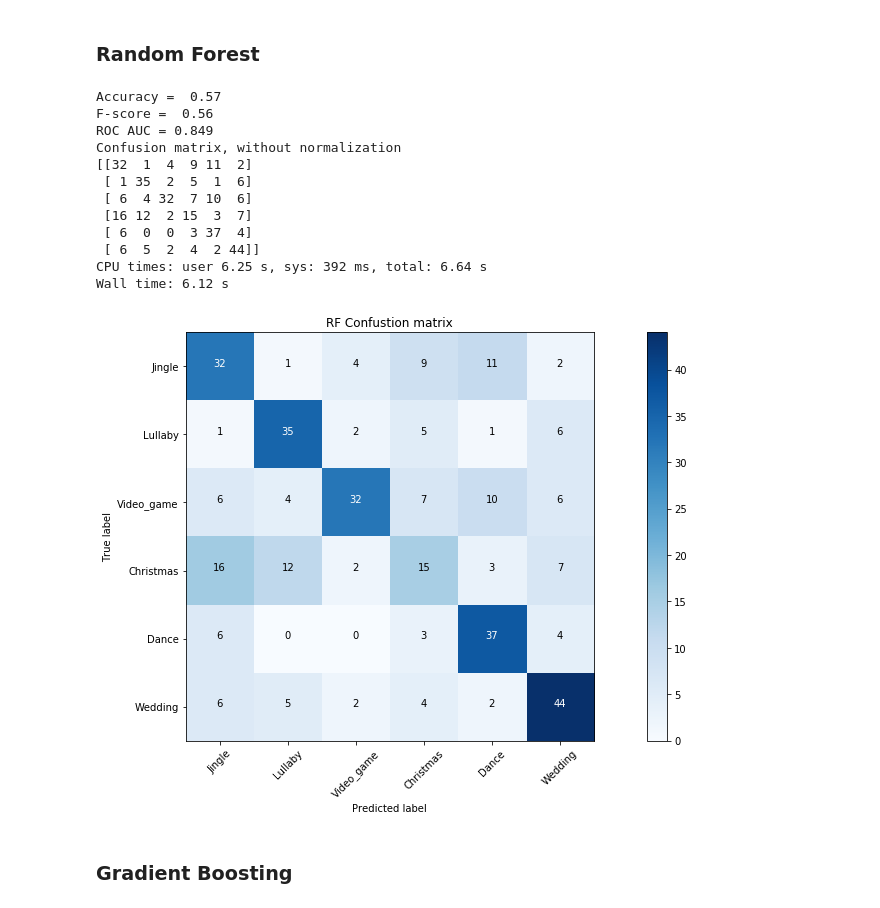
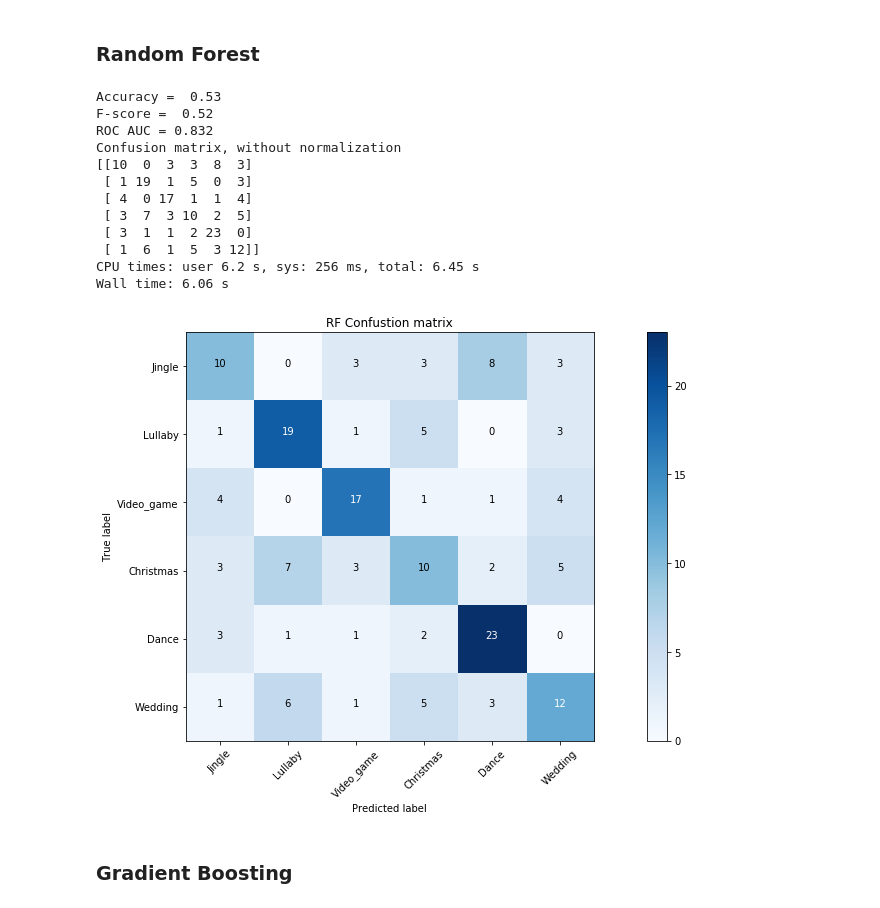
Before and after one commit to jonasgerne/audioset-role, a Jupyter notebook: 4.3_feature_based_classification.ipynb, the cells around one changed output. Drawn from its saved outputs; the diff is of its cells as text; code cells hidden in the pictures.

```diff
--- a/4.3_feature_based_classification.ipynb
+++ b/4.3_feature_based_classification.ipynb
@@ -22,7 +22,7 @@ from itertools import cycle
 # matplotlib.rcParams.update({'font.size': 14})
 %matplotlib inline
 # %%
-df = pd.read_csv('extracted_features/df_features_cutted_classes_mfcc7.csv')
+df = pd.read_csv('extracted_features/df_features_cutted_classes_mfcc7_cutted features.csv')
 print(df.shape)
 df.head()
 # %% [output]
@@ -75,5 +82,5 @@ x_val, x_test, y_val, y_test = train_test_split(x_test, y_test,
 # %%
-experiment_path = 'mfcc_7/'
+experiment_path = 'other/'
 def plot_confusion_matrix(cm, classes,
                           normalize=False,
                           title='Confusion matrix',
@@ -135,15 +142,9 @@ LR is usually done for binary classification tasks. For this multi-class classif
 lr_classifier = LogisticRegression(penalty='l2')
 lr_classifier.fit(x_train, y_train)
 
-# Prediction for validation set
-pred_probs = lr_classifier.predict_proba(x_val)
-display_results(y_val, pred_probs, cm_title='LR Confustion matrix')
-# Save
-with open('pred_probas/lr_classifier_val.pkl', 'wb') as f:
-    pickle.dump(pred_probs, f)
-
-# Prediction for test set
-pred_probs_LR = lr_classifier.predict_proba(x_test)
+# Prediction
+pred_probs = lr_classifier.predict_proba(x_test)
+display_results(y_test, pred_probs, cm_title='LR Confustion matrix')
 # Save
 with open('pred_probas/lr_classifier_test.pkl', 'wb') as f:
     pickle.dump(pred_probs_LR, f)
@@ -166,36 +167,30 @@ Wall time: 427 ms
 # %%
 %%time
 # Train
 rf_classifier = RandomForestClassifier(n_estimators=500, min_samples_split=5)
 rf_classifier.fit(x_train, y_train)
 
-# Predict (validation set)
-pred_probs = rf_classifier.predict_proba(x_val)
-display_results(y_val, pred_probs, cm_title='RF Confustion matrix')
+# Predict
+pred_probs = rf_classifier.predict_proba(x_test)
+display_results(y_test, pred_probs, cm_title='RF Confustion matrix')
 
-# Save
-with open('pred_probas/rf_classifier_val.pkl', 'wb') as f:
-    pickle.dump(pred_probs, f)
-
-# Prediction for test set
-pred_probs_RF = rf_classifier.predict_proba(x_test)
 # Save
 with open('pred_probas/rf_classifier_test.pkl', 'wb') as f:
     pickle.dump(pred_probs_RF, f)
 # %% [output]
-Accuracy =  0.57
-F-score =  0.56
-ROC AUC = 0.849
+Accuracy =  0.53
+F-score =  0.52
+ROC AUC = 0.832
 Confusion matrix, without normalization
-[[32  1  4  9 11  2]
- [ 1 35  2  5  1  6]
- [ 6  4 32  7 10  6]
- [16 12  2 15  3  7]
- [ 6  0  0  3 37  4]
- [ 6  5  2  4  2 44]]
-CPU times: user 6.25 s, sys: 392 ms, total: 6.64 s
-Wall time: 6.12 s
+[[10  0  3  3  8  3]
+ [ 1 19  1  5  0  3]
+ [ 4  0 17  1  1  4]
+ [ 3  7  3 10  2  5]
+ [ 3  1  1  2 23  0]
+ [ 1  6  1  5  3 12]]
+CPU times: user 6.2 s, sys: 256 ms, total: 6.45 s
+Wall time: 6.06 s
-[figure, old version]
+[figure, new version]
 # %% [markdown]
 ### Gradient Boosting
 # %%
```
Also changed, not shown: parts of 10 cells of this notebook, 29 other files.
